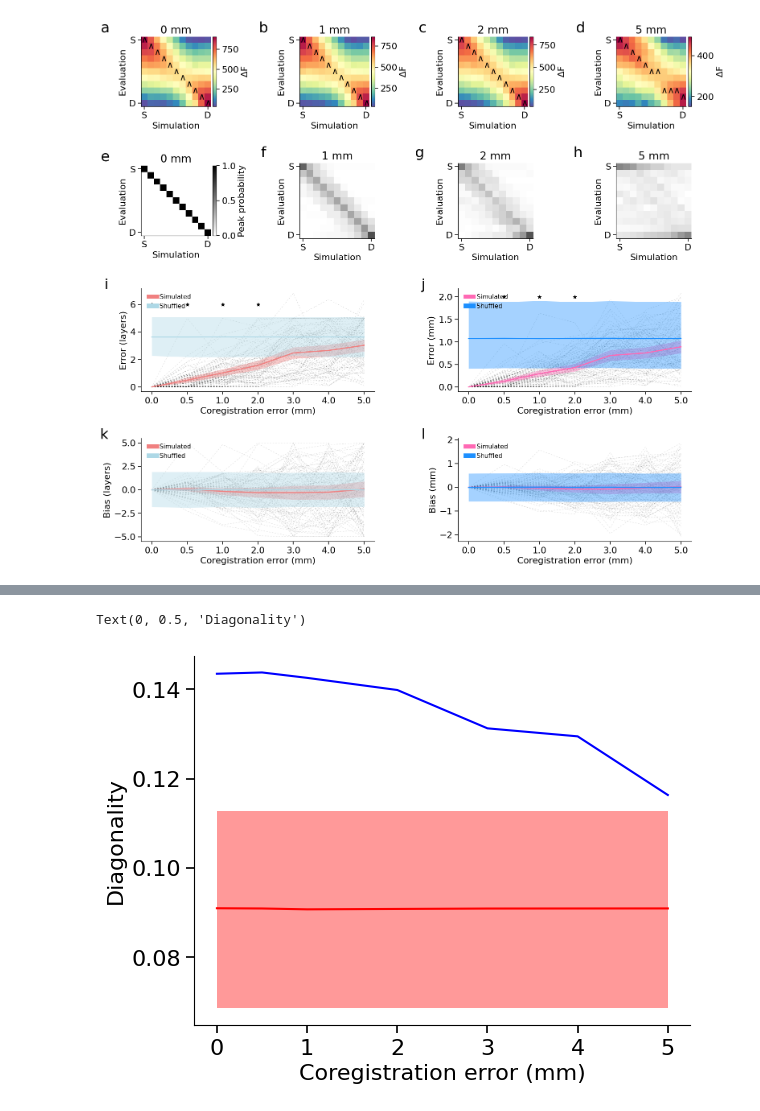
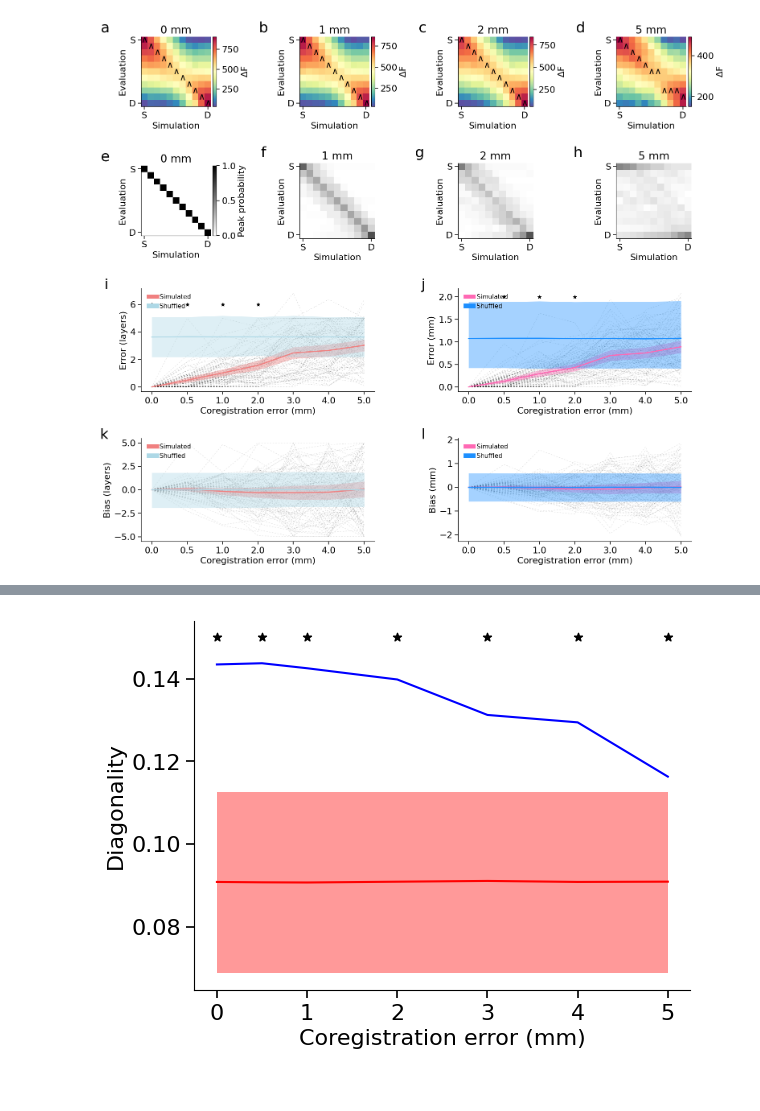
Before and after one commit to Ishita19801/multilaminar_sim, a Jupyter notebook: figures/plot_figure_03_coreg_error.ipynb, the cells around one changed output, grey strips where cells are left out. Saved outputs shown, nothing was run; the diff lists cells and outputs as text; code cells hidden in the pictures.

```diff
--- a/figures/plot_figure_03_coreg_error.ipynb
+++ b/figures/plot_figure_03_coreg_error.ipynb
@@ -538,11 +538,13 @@ dds_95ci_shuf = [np.percentile(permuted_dds, 2.5), np.percentile(permuted_dds, 9
 # %%
+sig_levels=np.where(p_vals_dds<0.05)[0]
 plt.figure()
 ax=plt.subplot(1,1,1)
 ax.plot(coreg_range,dds,'b')
 ax.plot(coreg_range,np.mean(permuted_dds,axis=-1),'r')
 ax.fill_between(coreg_range, dds_95ci_shuf[0], dds_95ci_shuf[1], color='r', lw=0, alpha=0.4)
+ax.scatter(coreg_range[sig_levels],np.tile(.15,len(sig_levels)),marker='*',color='k')
 ax.set_xlabel('Coregistration error (mm)')
 ax.set_ylabel('Diagonality')
+plt.savefig(f"figure_SX_coreg_error_diagonality.pdf")
 # %% [output]
-Text(0, 0.5, 'Diagonality')
-[figure, old version]
+[figure, new version]
```
Also changed, not shown: parts of 5 cells of this notebook, 1 other file.
